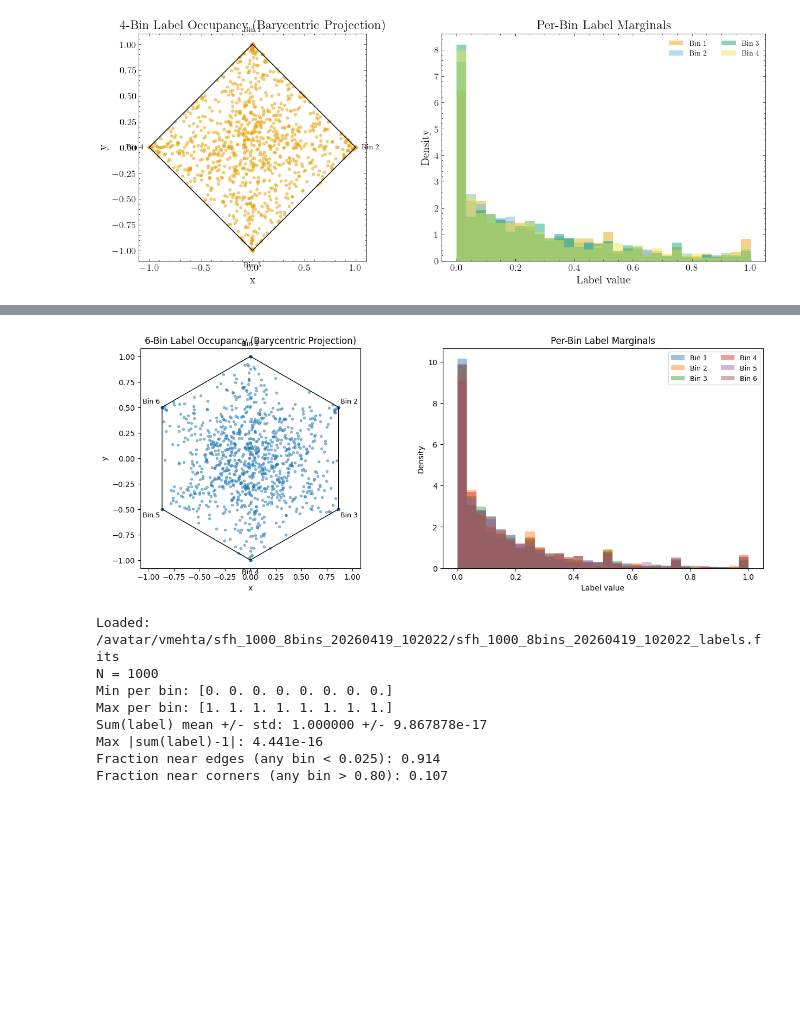
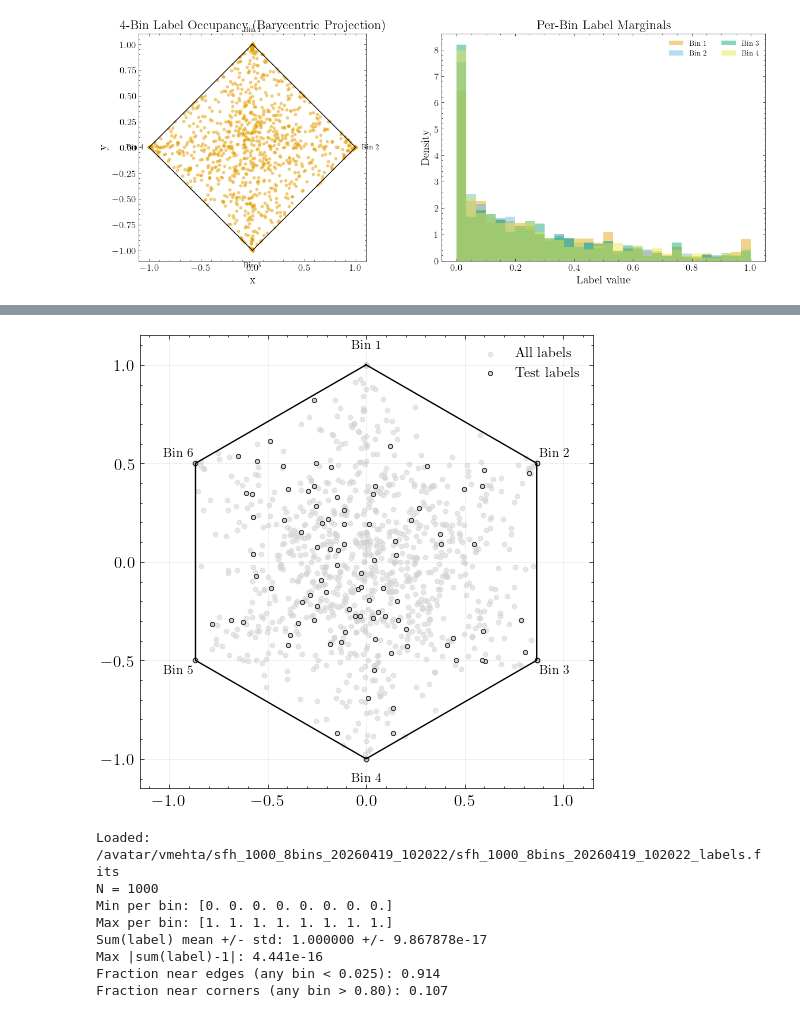
Before and after one commit to vernica-mehta/honours-project, a Jupyter notebook: code/notebooks/sfh.ipynb, the cells around one changed output, grey strips where cells are left out. Cells and saved outputs as stored; diff of their text form; code cells hidden in the pictures; blank space fills up the shorter version.

Commit message:
ismatched labels

```diff
--- a/code/notebooks/sfh.ipynb
+++ b/code/notebooks/sfh.ipynb
@@ -285,10 +285,12 @@ from pathlib import Path
 from astropy.io import fits
 import numpy as np
 import matplotlib.pyplot as plt
+plt.style.use('thesis')
 
 # Point this to your generated 6-bin labels file if needed.
 # If None, it auto-selects the newest 6-bin labels file in /avatar/vmehta.
 labels_file = None
+true_labels_file = '/avatar/vmehta/sfh_1100_6bins_20260423_112538/true_labels.npy'
 
 
 def _latest_6bin_labels(base=Path('/avatar/vmehta')):
@@ -310,11 +312,41 @@ def _to_polygon_xy(labels):
     return xy, verts
 
 
+def _exact_one_to_one_match_indices(labels, true_labels):
+    """Return label indices matched one-to-one to true_labels using exact row equality."""
+    labels64 = np.ascontiguousarray(labels, dtype=np.float64)
+    true64 = np.ascontiguousarray(true_labels, dtype=np.float64)
+
+    dtype = np.dtype((np.void, labels64.dtype.itemsize * labels64.shape[1]))
+    labels_view = labels64.view(dtype).ravel()
+    true_view = true64.view(dtype).ravel()
+
+    # Map each unique row in labels to all its indices so duplicates are handled correctly.
+    row_to_indices = {}
+    for idx, row_key in enumerate(labels_view):
+        row_to_indices.setdefault(bytes(row_key), []).append(idx)
+
+    matched_indices = []
+    unmatched_true = 0
+    for row_key in true_view:
+        key = bytes(row_key)
+        idx_list = row_to_indices.get(key)
+        if idx_list:
+            matched_indices.append(idx_list.pop())
+        else:
+            unmatched_true += 1
+
+    return np.array(matched_indices, dtype=int), unmatched_true
+
+
 path = Path(labels_file) if labels_file else _latest_6bin_labels()
 labels = np.asarray(fits.getdata(path), dtype=float)
+true_labels = np.asarray(np.load(true_labels_file), dtype=float)
 
 if labels.ndim != 2 or labels.shape[1] != 6:
     raise ValueError(f'Expected labels with shape (N, 6), got {labels.shape}.')
+if true_labels.ndim != 2 or true_labels.shape[1] != 6:
+    raise ValueError(f'Expected true_labels with shape (M, 6), got {true_labels.shape}.')
 
 sum_err = labels.sum(axis=1) - 1.0
 edge_frac = np.mean((labels < 0.03).any(axis=1))
@@ -332,29 +364,39 @@ print(f'Fraction near corners (any bin > 0.85): {corner_frac:.3f}')
 xy, verts = _to_polygon_xy(labels)
 poly = np.vstack([verts, verts[0]])
 
-fig, ax = plt.subplots(1, 2, figsize=(12.5, 4.8), constrained_layout=True)
+# One-to-one exact matching: at most one highlighted point per true-label row.
+matched_idx, unmatched_true = _exact_one_to_one_match_indices(labels, true_labels)
+xy_true = xy[matched_idx]
+
+print(f'true_labels rows: {len(true_labels)}')
+print(f'Exact one-to-one matches highlighted: {len(matched_idx)}')
+if unmatched_true:
+    print(f'Warning: {unmatched_true} true_labels rows had no exact match in labels.')
+
+fig, ax = plt.subplots(figsize=(5, 5), constrained_layout=True)
 
 # Simplex occupancy analogue (regular-hexagon barycentric projection)
-ax[0].plot(poly[:, 0], poly[:, 1], 'k-', lw=1)
-ax[0].scatter(xy[:, 0], xy[:, 1], s=9, alpha=0.45)
-ax[0].set_title('6-Bin Label Occupancy (Barycentric Projection)')
-ax[0].set_aspect('equal', 'box')
-ax[0].set_xlim(-1.08, 1.08)
-ax[0].set_ylim(-1.08, 1.08)
-ax[0].set_xlabel('x')
-ax[0].set_ylabel('y')
+ax.plot(poly[:, 0], poly[:, 1], 'k-', lw=1)
+ax.scatter(xy[:, 0], xy[:, 1], color='lightgray', s=10, alpha=0.5, label='All labels')
+ax.scatter(
+    xy_true[:, 0],
+    xy_true[:, 1],
+    s=10,
+    c='lightgray',
+    edgecolor='black',
+    linewidths=0.5,
+    label='Test labels',
+)
+ax.set_aspect('equal', 'box')
+ax.set_xlim(-1.15, 1.15)
+ax.set_ylim(-1.15, 1.15)
+ax.grid(True, alpha=0.25)
 
 for i, (vx, vy) in enumerate(verts, start=1):
-    ax[0].text(1.12 * vx, 1.12 * vy, f'Bin {i}', ha='center', va='center', fontsize=9)
+    ax.text(1.1 * vx, 1.1 * vy, f'Bin {i}', ha='center', va='center', fontsize=9)
 
-# Per-bin marginals
-for i in range(6):
-    ax[1].hist(labels[:, i], bins=30, alpha=0.45, density=True, label=f'Bin {i+1}')
-ax[1].set_title('Per-Bin Label Marginals')
-ax[1].set_xlabel('Label value')
-ax[1].set_ylabel('Density')
-ax[1].legend(ncol=2, fontsize=9)
-
+ax.legend(loc='upper right', fontsize=10)
+plt.savefig('/home/vmehta/honours-project/thesis/figures/6bin-simplex.pdf', format='pdf')
 plt.show()
 # %% [output]
 Loaded: /avatar/vmehta/sfh_1100_6bins_20260423_112538/sfh_1100_6bins_20260423_112538_labels.fits
@@ -368,4 +412,4 @@ Fraction near corners (any bin > 0.85): 0.125
-[figure, old version]
+[figure, new version]
 # %%
 from pathlib import Path
 from astropy.io import fits
```
Also changed, not shown: parts of 4 cells of this notebook, 5 other files.
